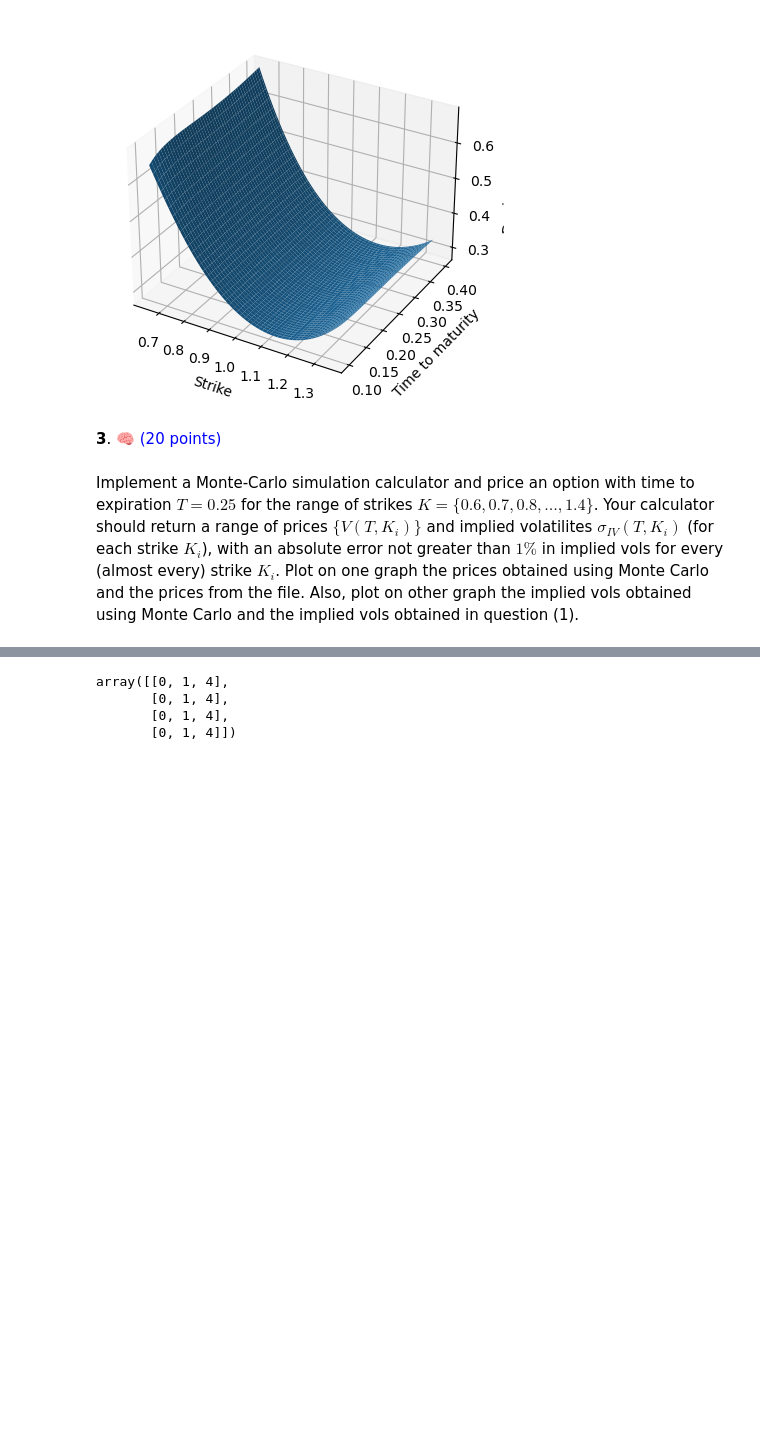
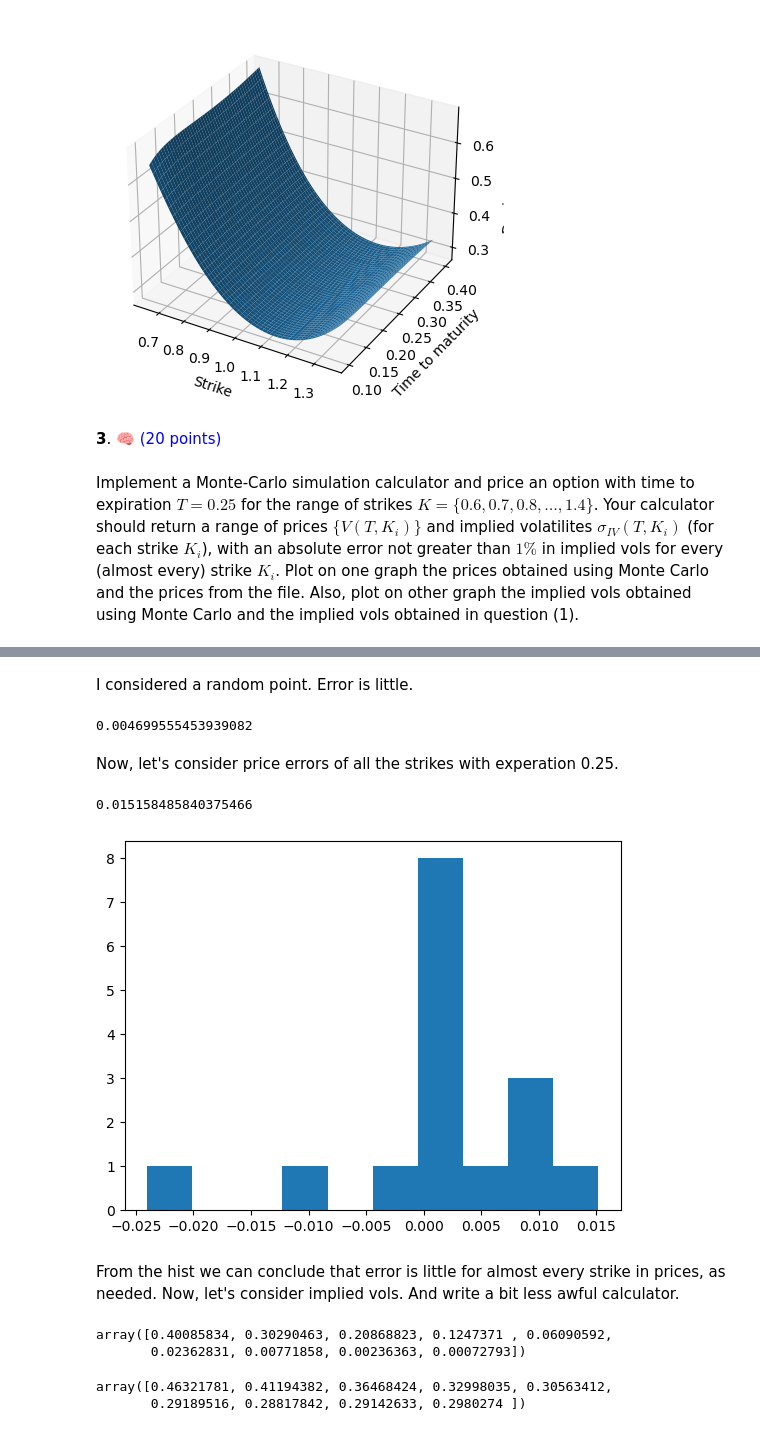
Before and after one commit to VsevolodZaostrovsky/-StochasticVolatilityModels, a Jupyter notebook: Homeworks/Zaostrovsky_Vsevolod_Lab1.ipynb, the cells around one changed output, grey strips where cells are left out. Drawn from its saved outputs; the diff is of its cells as text; code cells hidden in the pictures; blank space fills up the shorter version.

```diff
--- a/Homeworks/Lab 1.ipynb
+++ b/Homeworks/Zaostrovsky_Vsevolod_Lab1.ipynb
@@ -368,7 +366,29 @@ ans[:, 2] += ans[:, 2]
-# %%
-ans
-# %% [output]
-array([[0, 1, 4],
-       [0, 1, 4],
-       [0, 1, 4],
-       [0, 1, 4]])
+# %% [markdown]
+I considered a random point. Error is little.
+# %%
+trajectories = simulate_trajectories(50000, 200, 0.3)
+(np.mean(np.maximum(trajectories[:, -1] - 1.0, 0)) - 0.06659) / 0.06659
+# %% [output]
+0.004699555453939082
+# %% [markdown]
+Now, let's consider price errors of all the strikes with experation 0.25.
+# %%
+def monte_carlo_call_price(expiration: float, strike: float, num_of_trajs: int=50000, steps: int=200):
+    trajectories = simulate_trajectories(num_of_trajs, steps, expiration)
+    return np.mean(np.maximum(trajectories[:, -1] - strike, 0))
+# %%
+errors = np.array([])
+# %%
+for i, j, k in zip(np.array(df["expiration"]), np.array(df["strike"]), np.array(df["call_price"])):
+    if(i == 0.25):
+        errors = np.append(errors, (monte_carlo_call_price(i, j) - k) / k)
+# %%
+max(errors)
+# %% [output]
+0.015158485840375466
+# %%
+plt.hist(errors);
+# %% [output]
+[figure, added]
+# %% [markdown]
+From the hist we can conclude that error is little for almost every strike in prices, as needed. Now, let's consider implied vols. And write a bit less awful calculator.
@@ -374,0 +417,10 @@ array([[0, 1, 4],
+# %%
+prices
+# %% [output]
+array([0.40085834, 0.30290463, 0.20868823, 0.1247371 , 0.06090592,
+       0.02362831, 0.00771858, 0.00236363, 0.00072793])
+# %%
+vols
+# %% [output]
+array([0.46321781, 0.41194382, 0.36468424, 0.32998035, 0.30563412,
+       0.29189516, 0.28817842, 0.29142633, 0.2980274 ])
```
Also changed, not shown: parts of 13 cells of this notebook, 1 other file.
